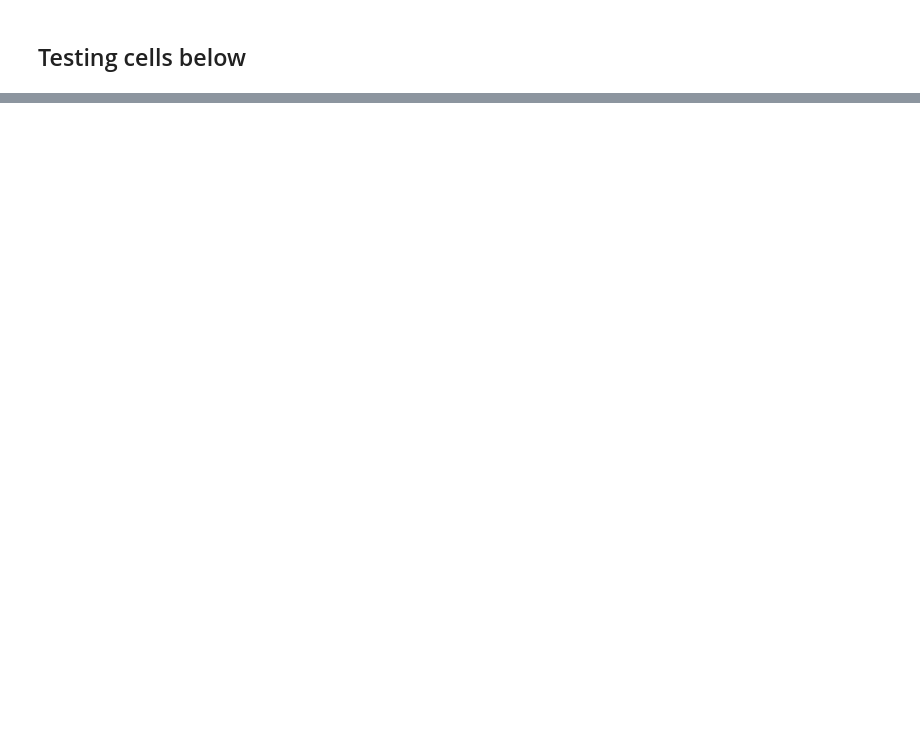
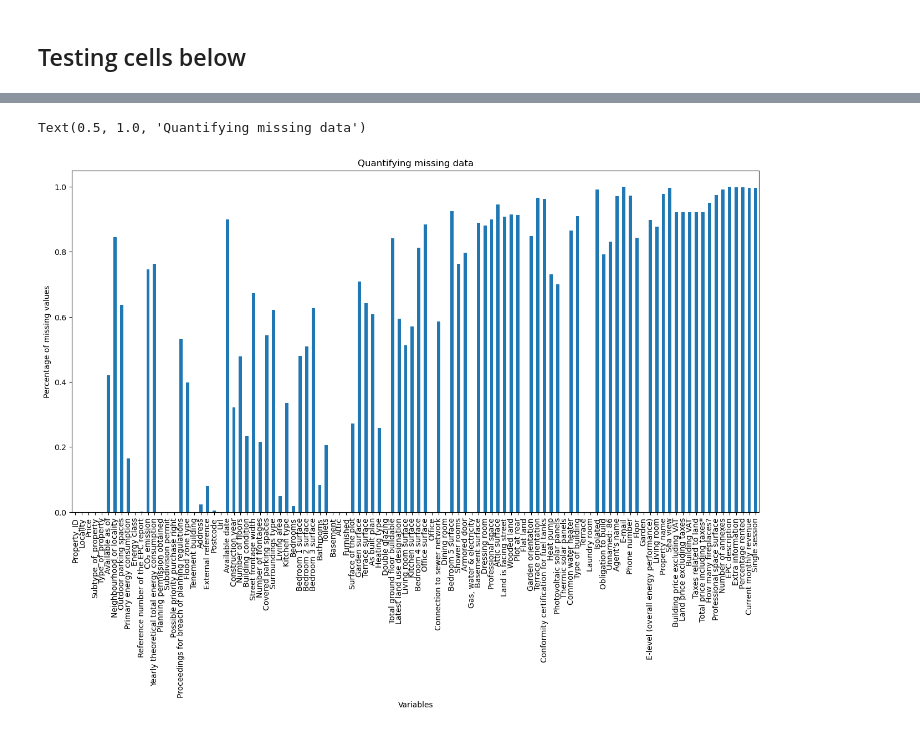
Before and after one commit to jduffy93/immo-eliza-the_chaincoders, a Jupyter notebook: analysis/Jean-analysis-plotnine+cleaning.ipynb, the cells around one changed output, grey strips where cells are left out. Cells and saved outputs as stored; diff of their text form; code cells hidden in the pictures; blank space fills up the shorter version.

```diff
--- a/analysis/Jean-analysis-plotnine+cleaning.ipynb
+++ b/analysis/Jean-analysis-plotnine+cleaning.ipynb
@@ -317,0 +243,8 @@ immo.info()
+# %%
+immo.isnull().mean().plot.bar(figsize=(16,8))
+plt.ylabel('Percentage of missing values')
+plt.xlabel('Variables')
+plt.title('Quantifying missing data')
+# %% [output]
+Text(0.5, 1.0, 'Quantifying missing data')
+[figure, added]
```
Also changed, not shown: parts of 30 cells of this notebook, 1 other file.
